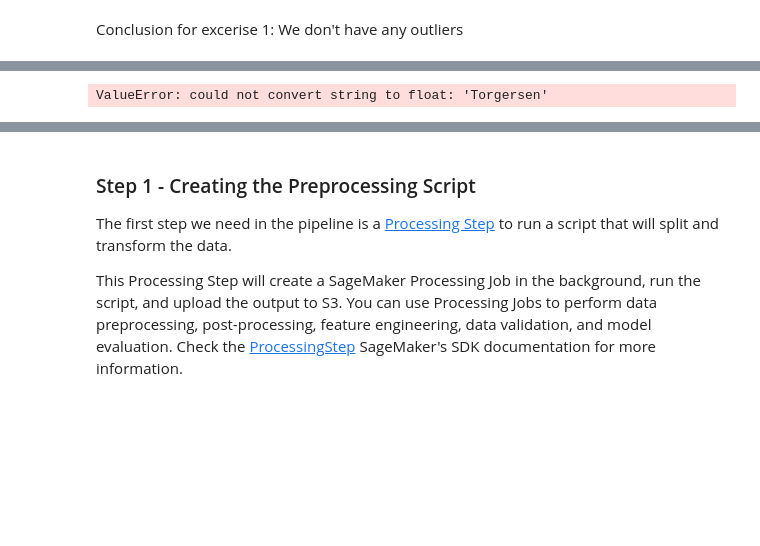
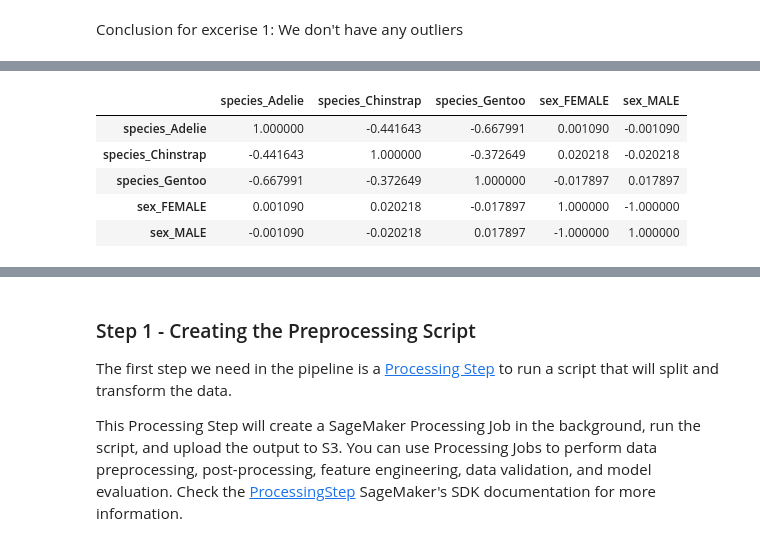
Before and after one commit to Patryk-Git/ml.school, a Jupyter notebook: program/cohort.ipynb, the cells around one changed output, grey strips where cells are left out. Cells and saved outputs as stored; diff of their text form; code cells hidden in the pictures; blank space fills up the shorter version.

```diff
--- a/program/cohort.ipynb
+++ b/program/cohort.ipynb
@@ -421,4 +424,11 @@ df.corr()
 # %%
-df.corr()
+one_hot_columns = ['species_Adelie','species_Chinstrap','species_Gentoo','sex_FEMALE','sex_MALE']
+
+df_encoded[one_hot_columns].corr(numeric_only=True)
 # %% [output]
-ValueError: could not convert string to float: 'Torgersen'
+|  | species_Adelie | species_Chinstrap | species_Gentoo | sex_FEMALE | sex_MALE |
+| species_Adelie | 1.000000 | -0.441643 | -0.667991 | 0.001090 | -0.001090 |
+| species_Chinstrap | -0.441643 | 1.000000 | -0.372649 | 0.020218 | -0.020218 |
+| species_Gentoo | -0.667991 | -0.372649 | 1.000000 | -0.017897 | 0.017897 |
+| sex_FEMALE | 0.001090 | 0.020218 | -0.017897 | 1.000000 | -1.000000 |
+| sex_MALE | -0.001090 | -0.020218 | 0.017897 | -1.000000 | 1.000000 |
```
Also changed, not shown: parts of 11 cells of this notebook.
